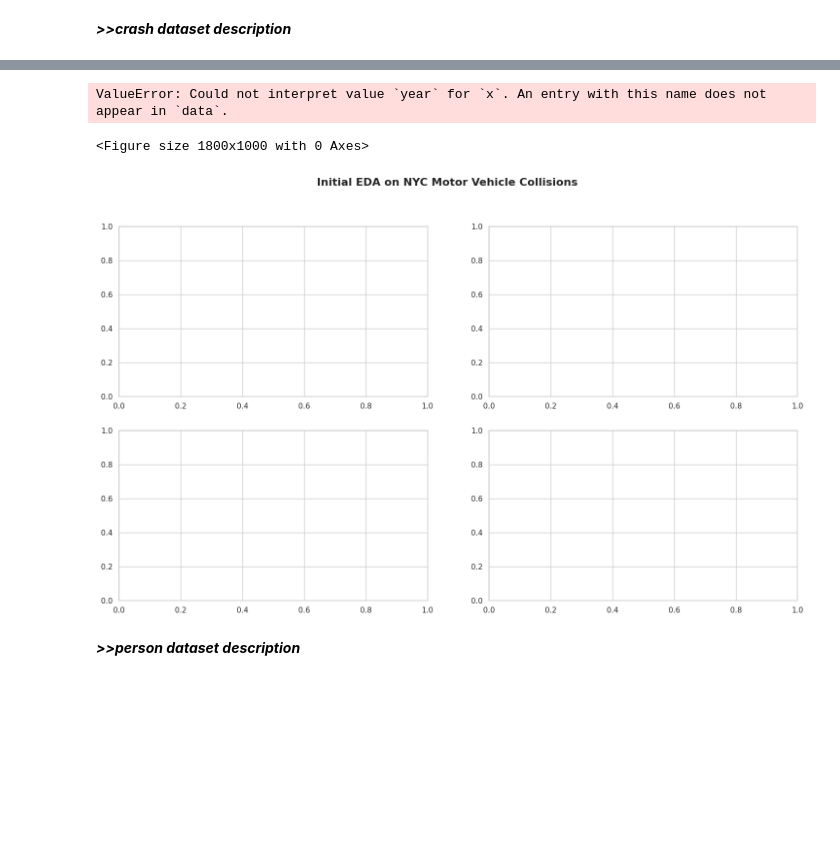
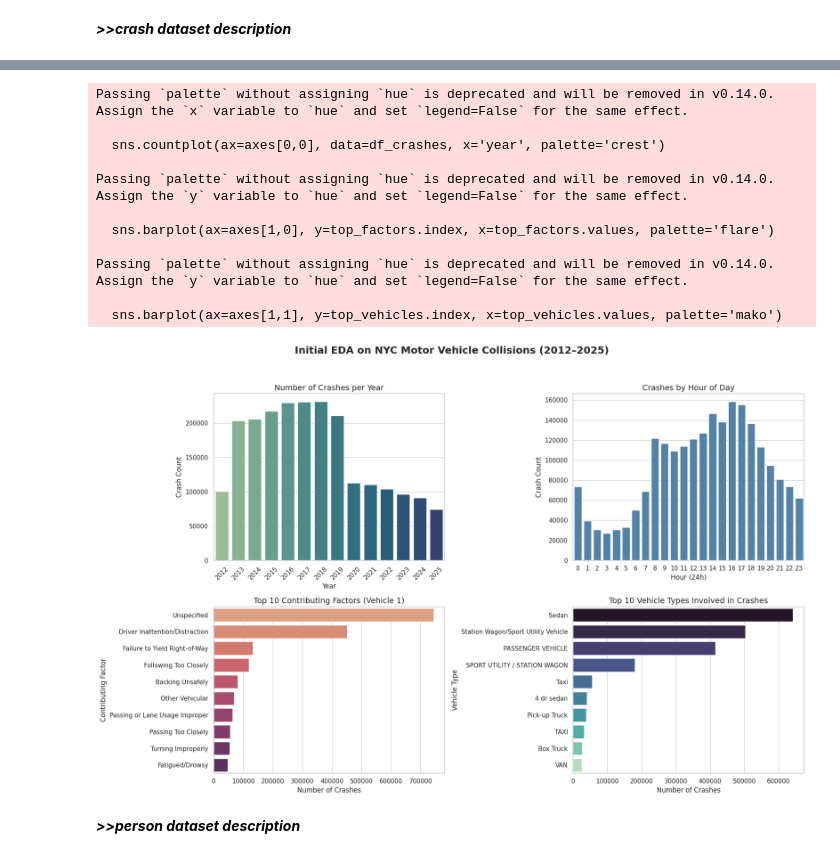
Before and after one commit to kanzyhany/DataEng-Visualization, a Jupyter notebook: Data_Eng_and_Visualization.ipynb, the cells around one changed output, grey strips where cells are left out. Drawn from its saved outputs; the diff is of its cells as text; code cells hidden in the pictures; blank space fills up the shorter version.

```diff
--- a/Data_Eng_and_Visualization.ipynb
+++ b/Data_Eng_and_Visualization.ipynb
@@ -81,49 +81,71 @@ Descriptive statistics for df_crashes (all columns):
 | max | NaN | NaN | NaN | NaN | 4.334444e+01 | 0.000000e+00 | NaN | NaN | ... |
 11 rows × 29 columns
 # %%
-#visualization -> 2x2
+# First, create 'year' and 'hour' columns if they don't exist yet
+df_crashes['CRASH DATE'] = pd.to_datetime(df_crashes['CRASH DATE'], errors='coerce')
+df_crashes['CRASH TIME'] = pd.to_datetime(df_crashes['CRASH TIME'], format='%H:%M', errors='coerce').dt.time
+
+# Extract year and hour
+df_crashes['year'] = df_crashes['CRASH DATE'].dt.year
+df_crashes['hour'] = pd.to_datetime(df_crashes['CRASH TIME'].astype(str), format='%H:%M:%S', errors='coerce').dt.hour
+
+# Optional: Drop rows where datetime parsing failed (very few)
+df_crashes.dropna(subset=['year', 'hour'], inplace=True)
+df_crashes['year'] = df_crashes['year'].astype(int)
+df_crashes['hour'] = df_crashes['hour'].astype(int)
+
+# ================================
+# 2x2 Visualization Grid
+# ================================
 
 sns.set(style="whitegrid")
-plt.figure(figsize=(18, 10))  # adjust size for readability
+fig, axes = plt.subplots(2, 2, figsize=(18, 12))
+fig.suptitle("Initial EDA on NYC Motor Vehicle Collisions (2012–2025)",
+             fontsize=18, fontweight='bold')
 
-fig, axes = plt.subplots(2, 2, figsize=(18, 10))
-fig.suptitle("Initial EDA on NYC Motor Vehicle Collisions", fontsize=16, fontweight='bold')
-
-#-----------------------------
-sns.countplot(ax=axes[0,0], x='year', data=df_crashes, palette='crest')
-axes[0,0].set_title('Crashes per Year')
+# 1. Crashes per Year
+sns.countplot(ax=axes[0,0], data=df_crashes, x='year', palette='crest')
+axes[0,0].set_title('Number of Crashes per Year', fontsize=14)
 axes[0,0].set_xlabel('Year')
 axes[0,0].set_ylabel('Crash Count')
 axes[0,0].tick_params(axis='x', rotation=45)
 
-#-----------------------------
-sns.countplot(ax=axes[0,1], x='hour', data=df_crashes, color='steelblue')
-axes[0,1].set_title('Crashes by Hour of Day')
-axes[0,1].set_xlabel('Hour of Day')
+# 2. Crashes by Hour of Day
+sns.countplot(ax=axes[0,1], data=df_crashes, x='hour', color='#4682B4')
+axes[0,1].set_title('Crashes by Hour of Day', fontsize=14)
+axes[0,1].set_xlabel('Hour (24h)')
 axes[0,1].set_ylabel('Crash Count')
 
-#-----------------------------
+#  # 3. Top 10 Contributing Factors
 top_factors = df_crashes['CONTRIBUTING FACTOR VEHICLE 1'].value_counts().head(10)
 sns.barplot(ax=axes[1,0], y=top_factors.index, x=top_factors.values, palette='flare')
-axes[1,0].set_title('Top 10 Contributing Factors')
+axes[1,0].set_title('Top 10 Contributing Factors (Vehicle 1)', fontsize=14)
 axes[1,0].set_xlabel('Number of Crashes')
 axes[1,0].set_ylabel('Contributing Factor')
 
-#-----------------------------
+# 4. Top 10 Vehicle Types Involved
 top_vehicles = df_crashes['VEHICLE TYPE CODE 1'].value_counts().head(10)
 sns.barplot(ax=axes[1,1], y=top_vehicles.index, x=top_vehicles.values, palette='mako')
-axes[1,1].set_title('Top 10 Vehicle Types Involved')
+axes[1,1].set_title('Top 10 Vehicle Types Involved in Crashes', fontsize=14)
 axes[1,1].set_xlabel('Number of Crashes')
 axes[1,1].set_ylabel('Vehicle Type')
 
-
-# Adjust layout
-plt.tight_layout(rect=[0, 0, 1, 0.97])
+# Adjust layout to prevent overlap
+plt.tight_layout(rect=[0, 0.03, 1, 0.95])
 plt.show()
 # %% [output]
-ValueError: Could not interpret value `year` for `x`. An entry with this name does not appear in `data`.
+Passing `palette` without assigning `hue` is deprecated and will be removed in v0.14.0. Assign the `x` variable to `hue` and set `legend=False` for the same effect.
+
+  sns.countplot(ax=axes[0,0], data=df_crashes, x='year', palette='crest')
+
+Passing `palette` without assigning `hue` is deprecated and will be removed in v0.14.0. Assign the `y` variable to `hue` and set `legend=False` for the same effect.
+
+  sns.barplot(ax=axes[1,0], y=top_factors.index, x=top_factors.values, palette='flare')
+
+Passing `palette` without assigning `hue` is deprecated and will be removed in v0.14.0. Assign the `y` variable to `hue` and set `legend=False` for the same effect.
+
+  sns.barplot(ax=axes[1,1], y=top_vehicles.index, x=top_vehicles.values, palette='mako')
-<Figure size 1800x1000 with 0 Axes>
-[figure, old version]
+[figure, new version]
 # %% [markdown]
 ***>>person dataset description***
 # %%
```
Also changed, not shown: parts of 32 cells of this notebook.
